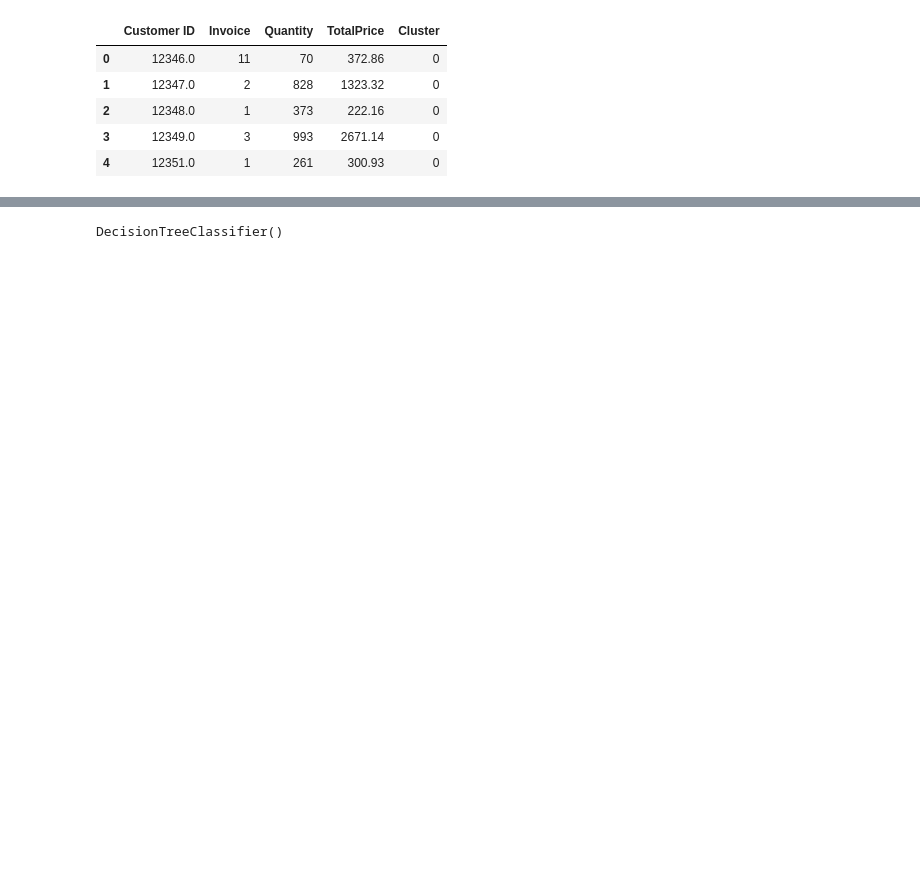
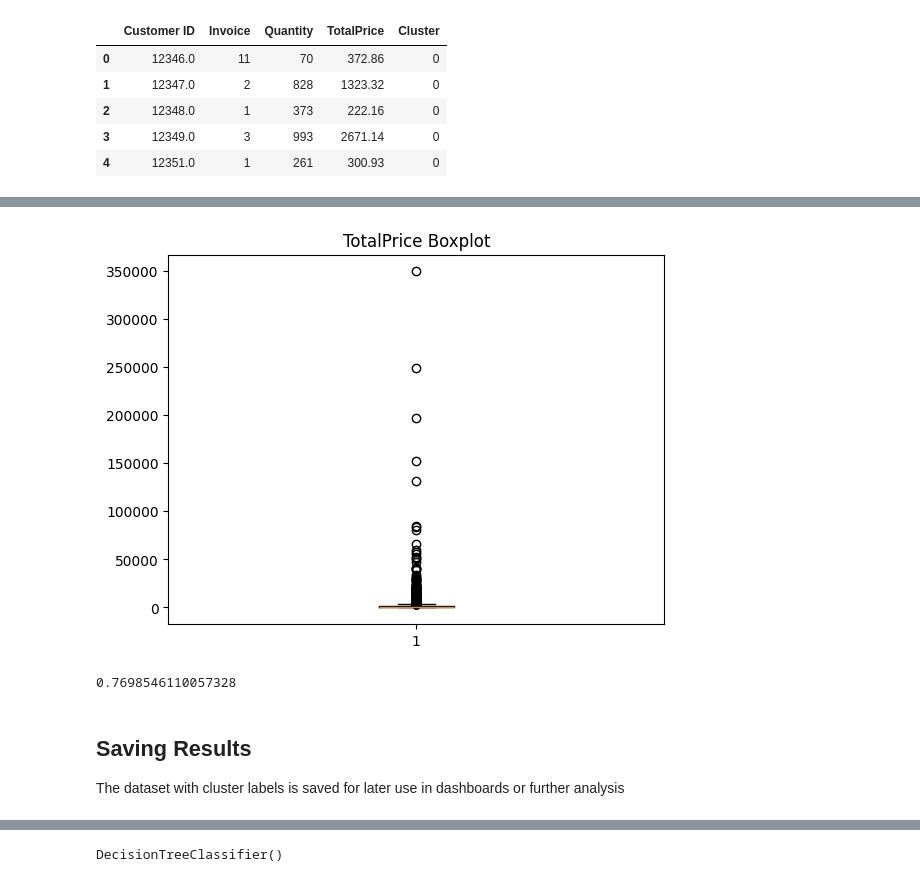
Before and after one commit to Malak-ho-ussin/data-mining-project, a Jupyter notebook: notebooks/data_exploration.ipynb, the cells around one changed output, grey strips where cells are left out. Saved outputs shown, nothing was run; the diff lists cells and outputs as text; code cells hidden in the pictures; blank space fills up the shorter version.

```diff
--- a/notebooks/data_exploration.ipynb
+++ b/notebooks/data_exploration.ipynb
@@ -129,2 +243,25 @@ customer_df.groupby('Cluster').mean()
+# %%
+plt.boxplot(customer_df['TotalPrice'])
+
+plt.title("TotalPrice Boxplot")
+
+plt.show()
+# %% [output]
+[figure, added]
+# %%
+from sklearn.metrics import silhouette_score
+
+score = silhouette_score(
+    scaled_data,
+    customer_df['Cluster']
+)
+
+print(score)
+# %% [output]
+0.7698546110057328
+# %% [markdown]
+## Saving Results
+
+The dataset with cluster labels is saved for later use in dashboards or further analysis
 # %%
 customer_df.to_csv('customers_clustered.csv', index=False)
```
Also changed, not shown: parts of 21 cells of this notebook, 4 other files.
